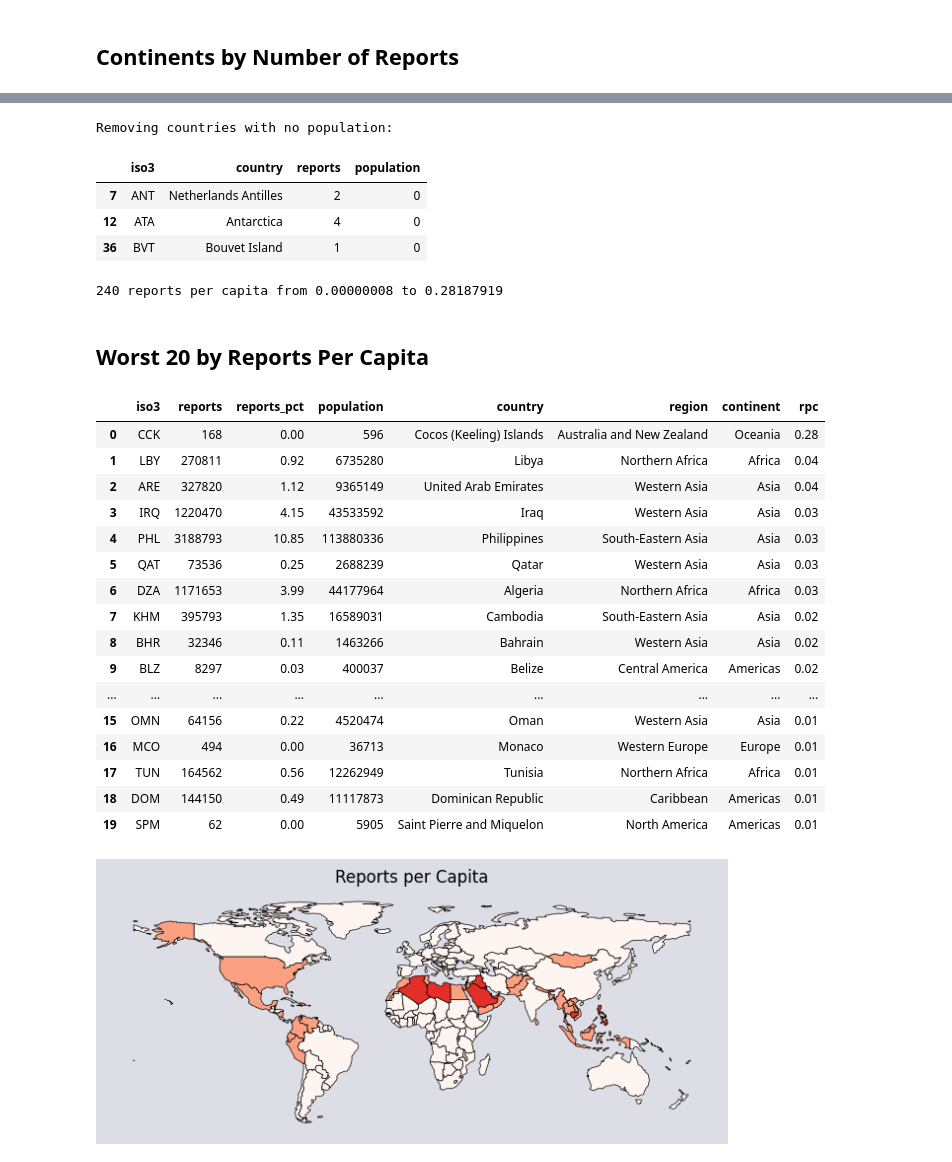
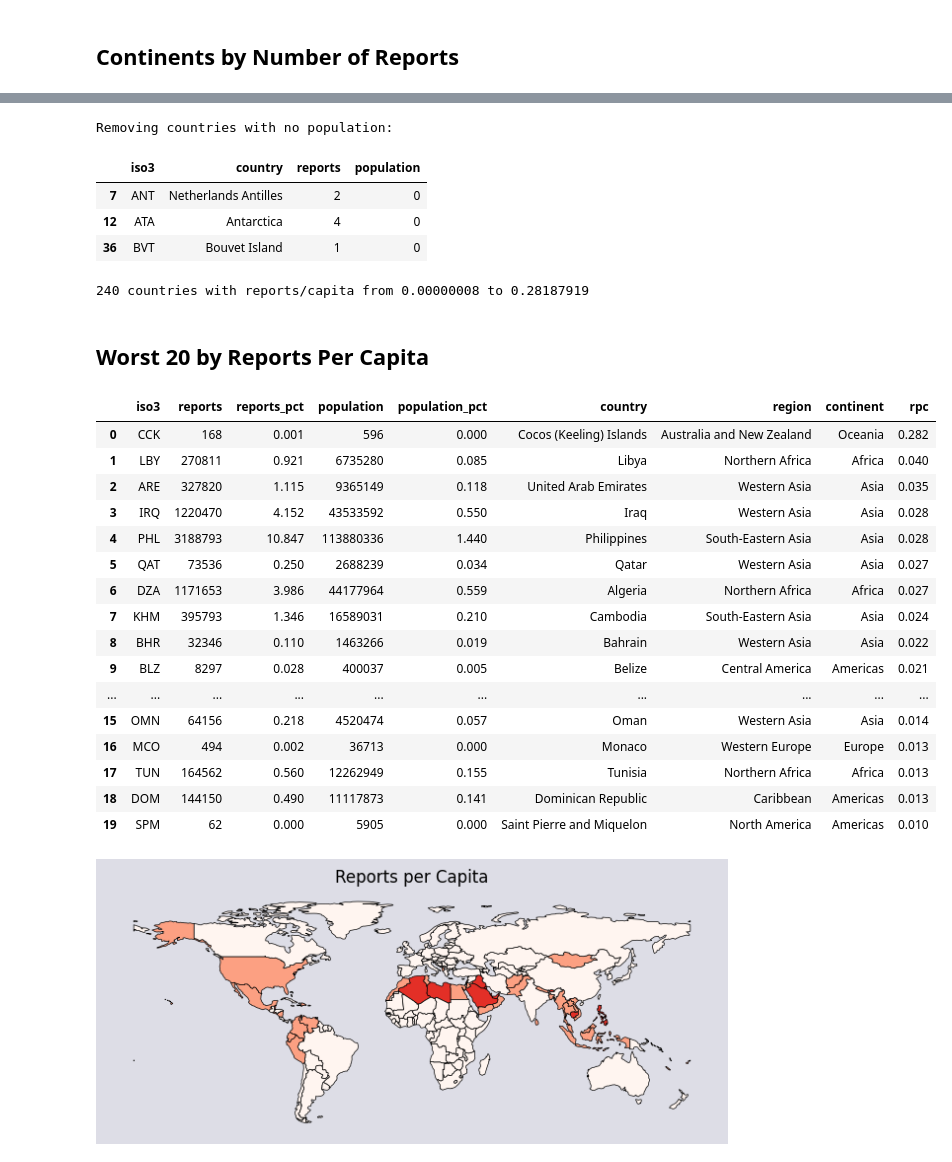
Before and after one commit to apparebit/penal-colony, a Jupyter notebook: supplements/csam-across-world.ipynb, the cells around one changed output, grey strips where cells are left out. Saved outputs shown, nothing was run; the diff lists cells and outputs as text; code cells hidden in the pictures.

```diff
--- a/supplements/csam-across-world.ipynb
+++ b/supplements/csam-across-world.ipynb
@@ -63,11 +72,11 @@ if DEBUG:
 # Build on https://ourworldindata.org/grapher/population
 population = (
     pd.read_csv('data/population.csv')
-    .query('iso3.notnull() & (year == 2021)')
+    .query('iso3.notnull() and (year == 2021)')
+    .query('iso3 not in ["OWID_WRL", "SHN"]')
     .drop(columns=['entity','year'])
     .set_index('iso3')
 )
-missing = reports.index.difference(population.index).values
 
 # Manually googled
 supplement = pd.DataFrame([
@@ -81,19 +90,23 @@ supplement = pd.DataFrame([
     ['IOT', 3_000],
 ], columns=['iso3', 'population']).set_index('iso3')
 
+# Make sure there is no overlap between the two datasets.
+assert len(supplement.index.intersection(population.index)) == 0
+
 population = pd.concat([population, supplement])
-still_missing = reports.index.difference(population.index).values
+missing = reports.index.difference(population.index).values
 
-if len(still_missing) > 0:
+if len(missing) > 0:
     print(len(missing), 'report countries without populations:')
     print(missing)
-    print(len(supplement), 'countries in supplement:')
-    print(sorted(supplement.index.values))
-    print(len(still_missing), 'countries still missing populations:')
-    print(still_missing)
     print()
 
-assert len(still_missing) == 0, f'no population data for {still_missing}'
+assert len(missing) == 0, f'no population data for {missing}'
+
+# Knowing the fraction of humanity helps with story telling.
+humanity = population['population'].sum()
+population['population_pct'] = population['population'] / humanity * 100
+
 print(len(population), 'population counts')
 if DEBUG:
     display(population)
@@ -224,36 +281,36 @@ per_capita = (
 )
 
 min, max = per_capita['rpc'].agg([np.min, np.max]).values
-print(f'{len(per_capita)} reports per capita from {min:0.8f} to {max:0.8f}')
+print(f'{len(per_capita)} countries with reports/capita from {min:0.8f} to {max:0.8f}')
 # %% [output]
 Removing countries with no population:
 |  | iso3 | country | reports | population |
 | 7 | ANT | Netherlands Antilles | 2 | 0 |
 | 12 | ATA | Antarctica | 4 | 0 |
 | 36 | BVT | Bouvet Island | 1 | 0 |
-240 reports per capita from 0.00000008 to 0.28187919
+240 countries with reports/capita from 0.00000008 to 0.28187919
 # %% [markdown]
 ## Worst 20 by Reports Per Capita
 # %%
-display(per_capita.head(20).drop(columns=['geometry']).round(2))
+display(per_capita.head(20).drop(columns=['geometry']).round(3))
 # %% [output]
-|  | iso3 | reports | reports_pct | population | country | region | continent | rpc |
-| 0 | CCK | 168 | 0.00 | 596 | Cocos (Keeling) Islands | Australia and New Zealand | Oceania | 0.28 |
-| 1 | LBY | 270811 | 0.92 | 6735280 | Libya | Northern Africa | Africa | 0.04 |
-| 2 | ARE | 327820 | 1.12 | 9365149 | United Arab Emirates | Western Asia | Asia | 0.04 |
-| 3 | IRQ | 1220470 | 4.15 | 43533592 | Iraq | Western Asia | Asia | 0.03 |
-| 4 | PHL | 3188793 | 10.85 | 113880336 | Philippines | South-Eastern Asia | Asia | 0.03 |
-| 5 | QAT | 73536 | 0.25 | 2688239 | Qatar | Western Asia | Asia | 0.03 |
-| 6 | DZA | 1171653 | 3.99 | 44177964 | Algeria | Northern Africa | Africa | 0.03 |
-| 7 | KHM | 395793 | 1.35 | 16589031 | Cambodia | South-Eastern Asia | Asia | 0.02 |
-| 8 | BHR | 32346 | 0.11 | 1463266 | Bahrain | Western Asia | Asia | 0.02 |
-| 9 | BLZ | 8297 | 0.03 | 400037 | Belize | Central America | Americas | 0.02 |
-| ... | ... | ... | ... | ... | ... | ... | ... | ... |
-| 15 | OMN | 64156 | 0.22 | 4520474 | Oman | Western Asia | Asia | 0.01 |
-| 16 | MCO | 494 | 0.00 | 36713 | Monaco | Western Europe | Europe | 0.01 |
-| 17 | TUN | 164562 | 0.56 | 12262949 | Tunisia | Northern Africa | Africa | 0.01 |
-| 18 | DOM | 144150 | 0.49 | 11117873 | Dominican Republic | Caribbean | Americas | 0.01 |
-| 19 | SPM | 62 | 0.00 | 5905 | Saint Pierre and Miquelon | North America | Americas | 0.01 |
+|  | iso3 | reports | reports_pct | population | population_pct | country | region | continent | rpc |
+| 0 | CCK | 168 | 0.001 | 596 | 0.000 | Cocos (Keeling) Islands | Australia and New Zealand | Oceania | 0.282 |
+| 1 | LBY | 270811 | 0.921 | 6735280 | 0.085 | Libya | Northern Africa | Africa | 0.040 |
+| 2 | ARE | 327820 | 1.115 | 9365149 | 0.118 | United Arab Emirates | Western Asia | Asia | 0.035 |
+| 3 | IRQ | 1220470 | 4.152 | 43533592 | 0.550 | Iraq | Western Asia | Asia | 0.028 |
+| 4 | PHL | 3188793 | 10.847 | 113880336 | 1.440 | Philippines | South-Eastern Asia | Asia | 0.028 |
+| 5 | QAT | 73536 | 0.250 | 2688239 | 0.034 | Qatar | Western Asia | Asia | 0.027 |
+| 6 | DZA | 1171653 | 3.986 | 44177964 | 0.559 | Algeria | Northern Africa | Africa | 0.027 |
+| 7 | KHM | 395793 | 1.346 | 16589031 | 0.210 | Cambodia | South-Eastern Asia | Asia | 0.024 |
+| 8 | BHR | 32346 | 0.110 | 1463266 | 0.019 | Bahrain | Western Asia | Asia | 0.022 |
+| 9 | BLZ | 8297 | 0.028 | 400037 | 0.005 | Belize | Central America | Americas | 0.021 |
+| ... | ... | ... | ... | ... | ... | ... | ... | ... | ... |
+| 15 | OMN | 64156 | 0.218 | 4520474 | 0.057 | Oman | Western Asia | Asia | 0.014 |
+| 16 | MCO | 494 | 0.002 | 36713 | 0.000 | Monaco | Western Europe | Europe | 0.013 |
+| 17 | TUN | 164562 | 0.560 | 12262949 | 0.155 | Tunisia | Northern Africa | Africa | 0.013 |
+| 18 | DOM | 144150 | 0.490 | 11117873 | 0.141 | Dominican Republic | Caribbean | Americas | 0.013 |
+| 19 | SPM | 62 | 0.000 | 5905 | 0.000 | Saint Pierre and Miquelon | North America | Americas | 0.010 |
 # %%
 # Create choropleth with geopandas/matplotlib
 schemes = [
```
Also changed, not shown: parts of 13 cells of this notebook, 11 other files.
